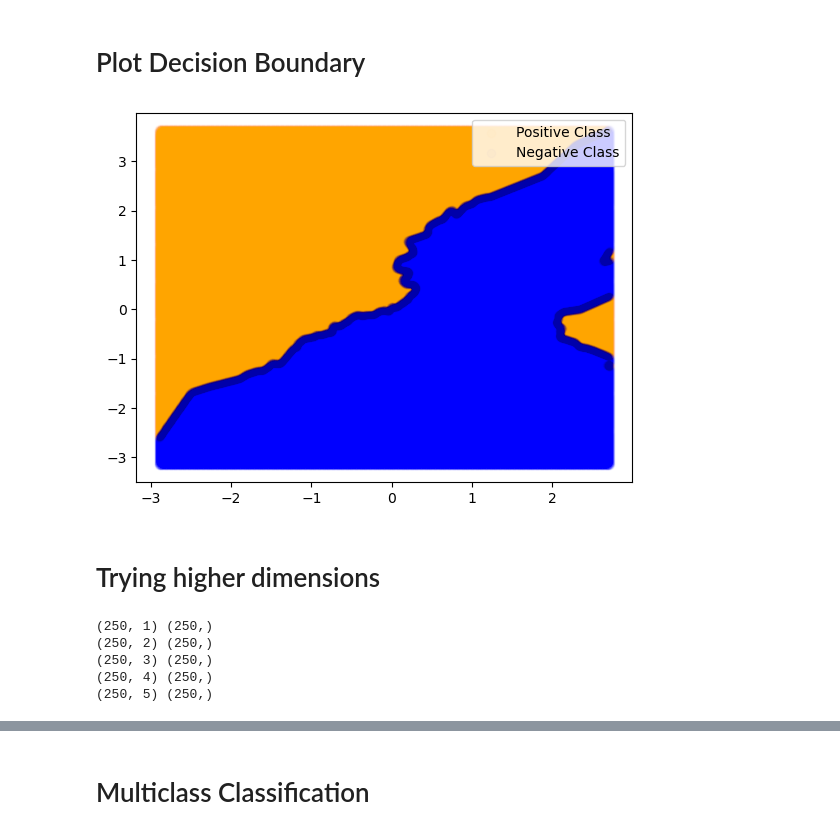
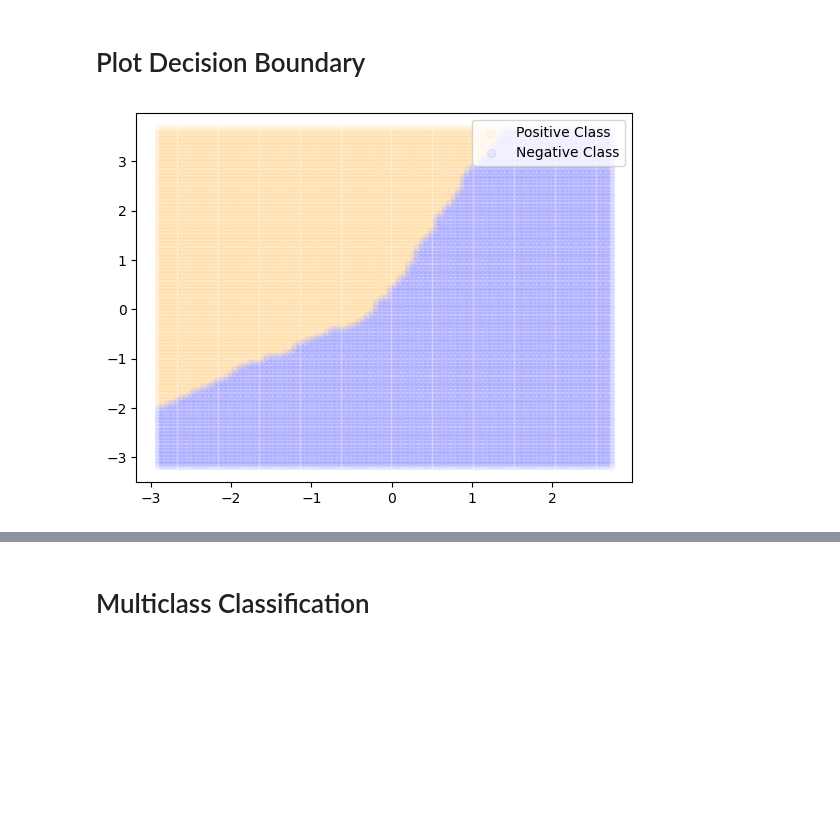
Before and after one commit to cgeils25/Models_From_Scratch, a Jupyter notebook: notebooks_and_readmes/k_nearest_neighbors/knn_classifier_toy_dataset.ipynb, the cells around one changed output, grey strips where cells are left out. Saved outputs shown, nothing was run; the diff lists cells and outputs as text; code cells hidden in the pictures; blank space fills up the shorter version.

Commit message:
new images for KNN article

```diff
--- a/notebooks_and_readmes/k_nearest_neighbors/knn_classifier_toy_dataset.ipynb
+++ b/notebooks_and_readmes/k_nearest_neighbors/knn_classifier_toy_dataset.ipynb
@@ -109,23 +103,21 @@ plt.plot(range(1, X_train.shape[0]+1), train_test_acc_abs_diff)
 # %% [markdown]
 # Plot Decision Boundary
 # %%
-x1 = np.linspace(start=X[:, 0].max(), stop=X[:, 0].min(), num=1000)
-x2 = np.linspace(start=X[:, 1].max(), stop=X[:, 1].min(), num=1000)
+x1 = np.linspace(start=X[:, 0].max(), stop=X[:, 0].min(), num=100)
+x2 = np.linspace(start=X[:, 1].max(), stop=X[:, 1].min(), num=100)
 
 grid_x1, grid_x2 = np.meshgrid(x1, x2)
 
-grid = np.concatenate([grid_x1.reshape(1000**2, 1), grid_x2.reshape(1000**2, 1)], axis=1)
+grid = np.concatenate([grid_x1.reshape(100**2, 1), grid_x2.reshape(100**2, 1)], axis=1)
 
-y_hat_grid = model(grid, k=10)
+y_hat_grid = model(grid, k=50)
 # %%
 # plot separately, make positive class orange and negative class blue
-plt.scatter(grid[y_hat_grid == 1, 0], grid[y_hat_grid == 1, 1], c='orange', alpha=0.01)
-plt.scatter(grid[y_hat_grid == 0, 0], grid[y_hat_grid == 0, 1], c='blue', alpha=0.01)
+plt.scatter(grid[y_hat_grid == 1, 0], grid[y_hat_grid == 1, 1], c='orange', alpha=0.05)
+plt.scatter(grid[y_hat_grid == 0, 0], grid[y_hat_grid == 0, 1], c='blue', alpha=0.05)
 
 plt.legend(['Positive Class', 'Negative Class'])
 
 plt.show()
 # %% [output]
-[figure, old version]
+[figure, new version]
-# %% [markdown]
-# Trying higher dimensions
@@ -155,9 +123,0 @@ for num_features in range(1, max_features+1):
-# %%
-for X, y in datasets:
-    print(X.shape, y.shape)
-# %% [output]
-(250, 1) (250,)
-(250, 2) (250,)
-(250, 3) (250,)
-(250, 4) (250,)
-(250, 5) (250,)
```
Also changed, not shown: parts of 8 cells of this notebook, 2 other files.
